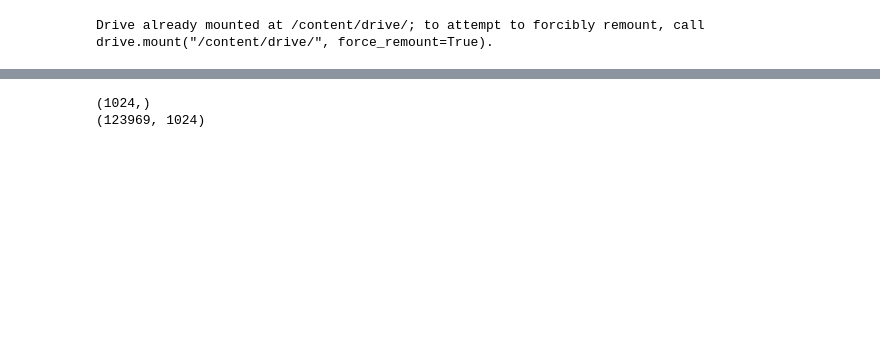
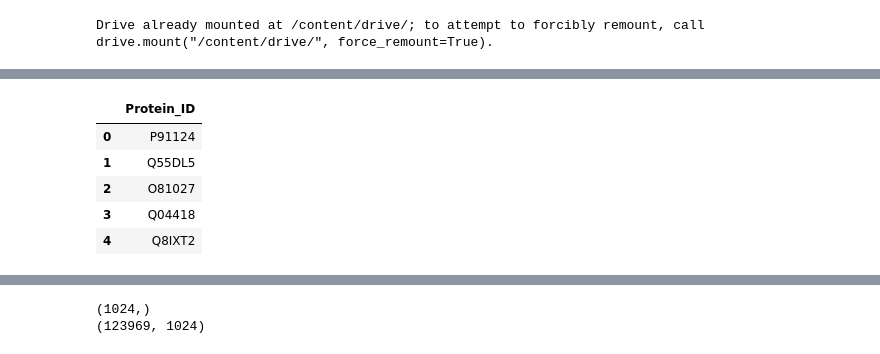
Before and after one commit to marcouderzo/BioData-PdxK-ThiD-FamilyModel, a Jupyter notebook: biodata_pfp.ipynb, the cells around one changed output, grey strips where cells are left out. Cells and saved outputs as stored; diff of their text form; code cells hidden in the pictures; blank space fills up the shorter version.

```diff
--- a/biodata_pfp.ipynb
+++ b/biodata_pfp.ipynb
@@ -21,0 +37,13 @@ data_dir = 'data/train/'
+# %%
+# Load train_ids.txt, which contains all of the Protein_IDs
+
+train_ids_df = pd.read_csv(data_dir+'train_ids.txt',header = None)
+train_ids_df.columns = ['Protein_ID']
+train_ids_df.head()
+# %% [output]
+|  | Protein_ID |
+| 0 | P91124 |
+| 1 | Q55DL5 |
+| 2 | O81027 |
+| 3 | Q04418 |
+| 4 | Q8IXT2 |
```
Also changed, not shown: parts of 9 cells of this notebook.
